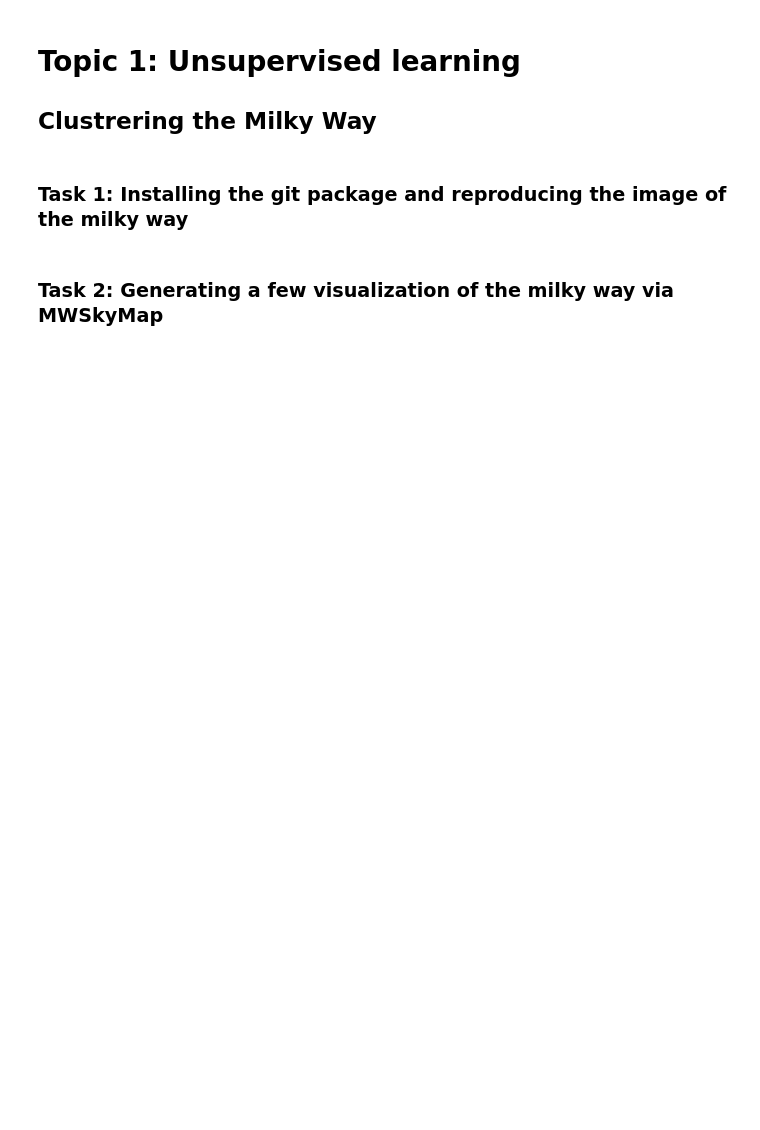
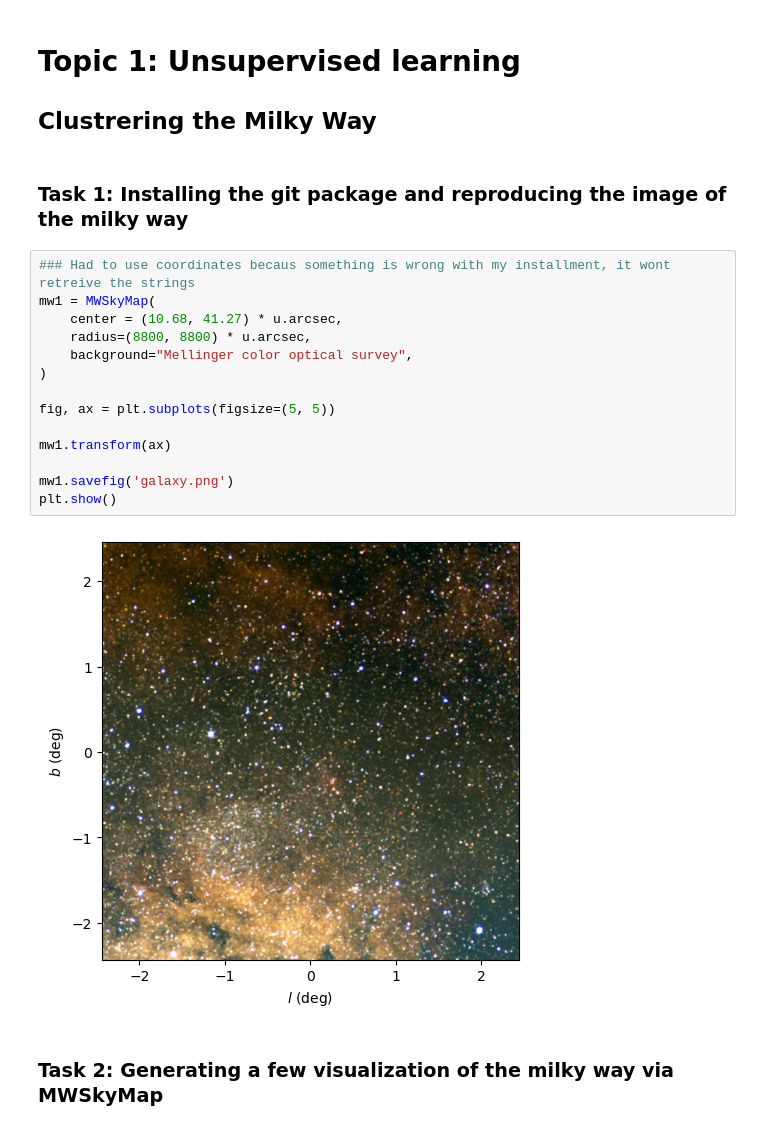
Before and after one commit to patrickteigen/Project-4---Milkyway, a Jupyter notebook: MOD300_Project4.ipynb, the cells around one changed output. Saved outputs shown, nothing was run; the diff lists cells and outputs as text; blank space fills up the shorter version.

```diff
--- a/MOD300_Project4.ipynb
+++ b/MOD300_Project4.ipynb
@@ -41,5 +55,21 @@ from sklearn.linear_model import LinearRegression
 ## Clustrering the Milky Way
 # %% [markdown]
 ### Task 1: Installing the git package and reproducing the image of the milky way
+# %%
+### Had to use coordinates becaus something is wrong with my installment, it wont retreive the strings
+mw1 = MWSkyMap(
+    center = (10.68, 41.27) * u.arcsec,
+    radius=(8800, 8800) * u.arcsec,
+    background="Mellinger color optical survey",
+)
+
+fig, ax = plt.subplots(figsize=(5, 5))
+
+mw1.transform(ax)
+
+mw1.savefig('galaxy.png')
+plt.show()
+# %% [output]
+[figure, added]
 # %% [markdown]
 ### Task 2: Generating a few visualization of the milky way via MWSkyMap
```
Also changed, not shown: parts of 20 cells of this notebook, 11 other files.
